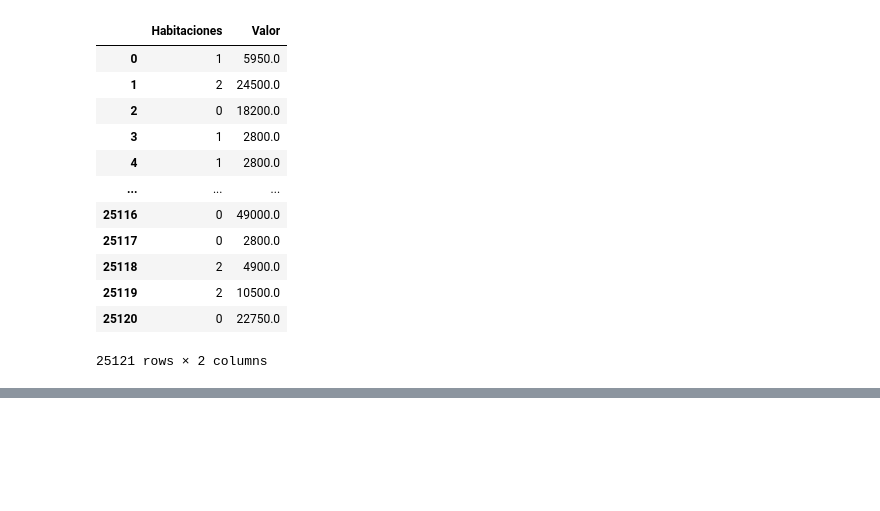
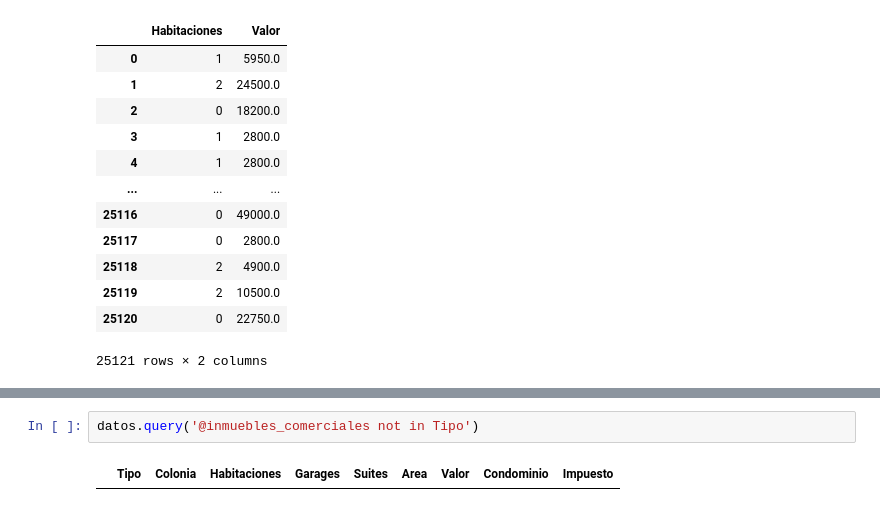
Before and after one commit to DanielMasierra/Python_Oracle_Alura, a Jupyter notebook: inmuebles_cdmx.ipynb, the cells around one changed output, grey strips where cells are left out. Saved outputs shown, nothing was run; the diff lists cells and outputs as text; blank space fills up the shorter version.

```diff
--- a/inmuebles_cdmx.ipynb
+++ b/inmuebles_cdmx.ipynb
@@ -173,0 +208,4 @@ datos[['Habitaciones','Valor']]
+# %%
+datos.query('@inmuebles_comerciales not in Tipo')
+# %% [output]
+|  | Tipo | Colonia | Habitaciones | Garages | Suites | Area | Valor | Condominio | Impuesto |
```
Also changed, not shown: parts of 4 cells of this notebook.
